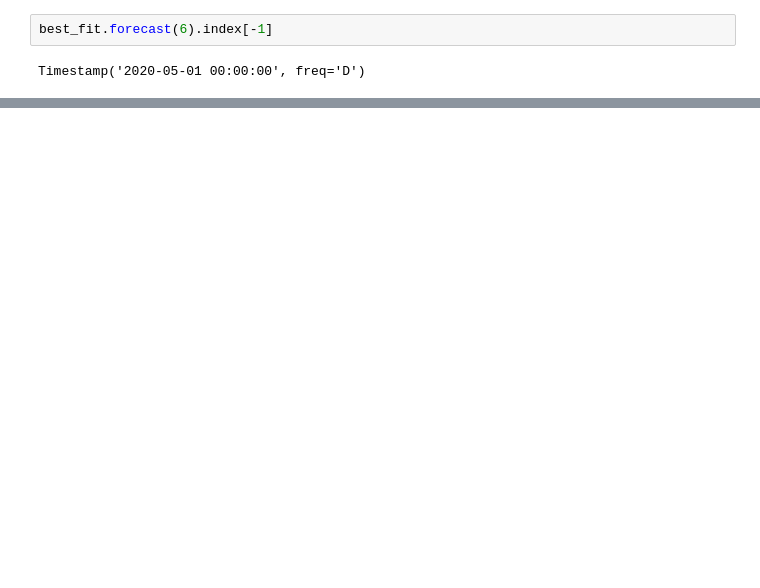
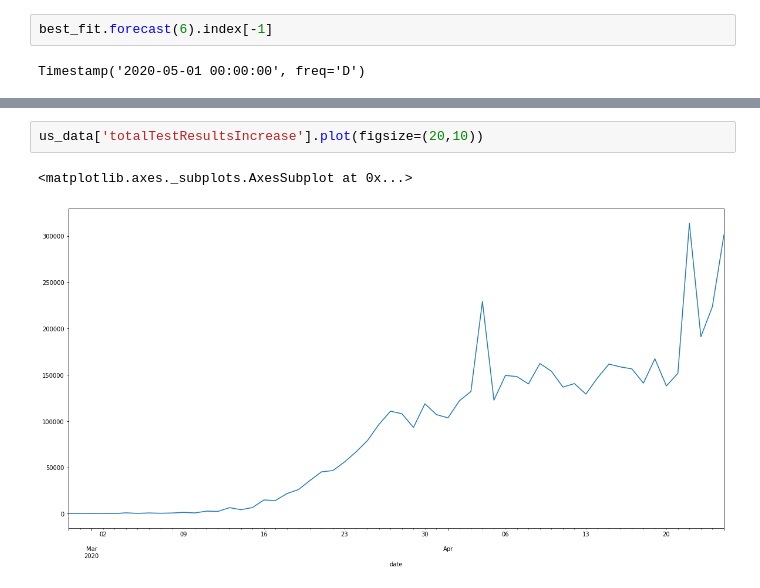
Before and after one commit to beala/covid_forecasts, a Jupyter notebook: Exponential Smoothing Model.ipynb, the cells around one changed output, grey strips where cells are left out. Saved outputs shown, nothing was run; the diff lists cells and outputs as text; blank space fills up the shorter version.

```diff
--- a/Exponential Smoothing Model.ipynb
+++ b/Exponential Smoothing Model.ipynb
@@ -171,0 +178,5 @@ plt.legend()
+# %%
+us_data['totalTestResultsIncrease'].plot(figsize=(20,10))
+# %% [output]
+<matplotlib.axes._subplots.AxesSubplot at 0x...>
+[figure, added]
```
Also changed, not shown: parts of 8 cells of this notebook.
